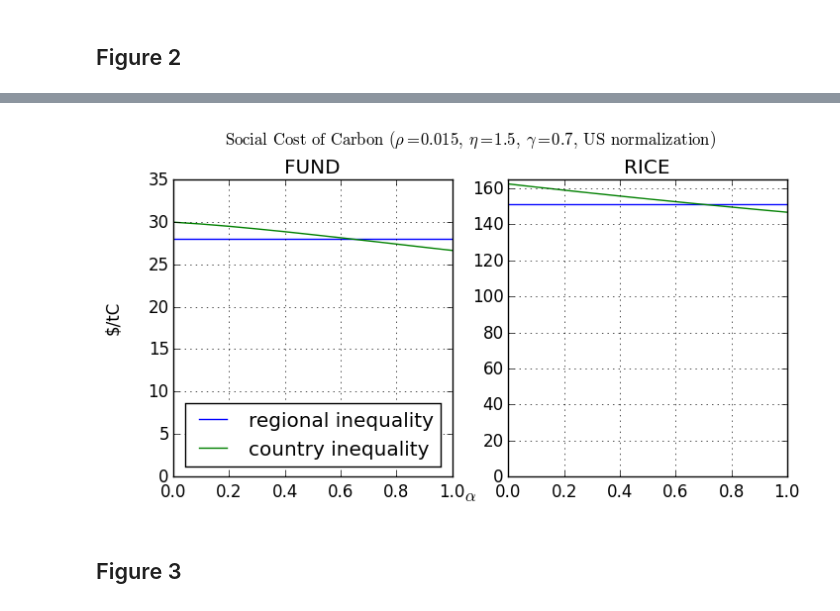
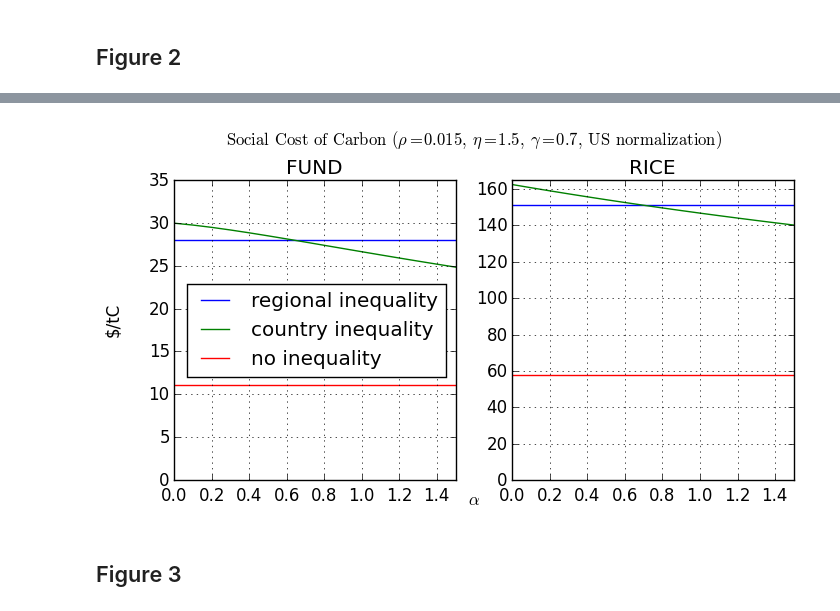
Before and after one commit to davidanthoff/paper-2019-sccinequality, a Jupyter notebook: Paper.ipynb, the cells around one changed output, grey strips where cells are left out. Cells and saved outputs as stored; diff of their text form; code cells hidden in the pictures.

```diff
--- a/Paper.ipynb
+++ b/Paper.ipynb
@@ -256,9 +255,11 @@ df_temp = @where(df, (:rho .== 0.015) & (:focusregion .== 1) & (:gamma .== 0.7)
 
 df_figure2_panelA_line1 = @where(df_temp, (:model .== "FUND") & (:sigmazero .== true) )
 df_figure2_panelA_line2 = @where(df_temp, (:model .== "FUND") & (:sigmazero .== false) )
+df_figure2_panelA_line3 = @where(df, (:rho .== 0.015) & (:focusregion .== 1) & (:gamma .== 0.) & (:eta .== 1.5) & (:model .== "FUND") & (:sigmazero .== false) )
 
 df_figure2_panelB_line1 = @where(df_temp, (:model .== "RICE") & (:sigmazero .== true) )
 df_figure2_panelB_line2 = @where(df_temp, (:model .== "RICE") & (:sigmazero .== false) )
+df_figure2_panelB_line3 = @where(df, (:rho .== 0.015) & (:focusregion .== 1) & (:gamma .== 0.) & (:eta .== 1.5) & (:model .== "RICE") & (:sigmazero .== false) )
 nothing
 # %%
 df_figure2_panelA_line1
@@ -278,29 +284,32 @@ df_figure2_panelA_line1
 # %%
+# alpha auf beide Axen und etwas runter
 f, axs = subplots(1,2, sharex= true, sharey=false, figsize=(8,4))
 
 axs[1][:plot](df_figure2_panelA_line1[:alpha], df_figure2_panelA_line1[:scc])
 axs[1][:plot](df_figure2_panelA_line2[:alpha], df_figure2_panelA_line2[:scc])
+axs[1][:plot](df_figure2_panelA_line3[:alpha], df_figure2_panelA_line3[:scc])
 axs[1][:set_title]("FUND")
-axs[1][:legend](["regional inequality", "country inequality"], "lower center")
-#axs[1][:set_xlim]([0., 1.5])
+axs[1][:legend](["regional inequality", "country inequality", "no inequality"], "middle center")
+axs[1][:set_xlim]([0., 1.5])
 axs[1][:set_ylim]([0., 35])
 axs[1][:grid]()
 
 axs[2][:plot](df_figure2_panelB_line1[:alpha], df_figure2_panelB_line1[:scc])
 axs[2][:plot](df_figure2_panelB_line2[:alpha], df_figure2_panelB_line2[:scc])
+axs[2][:plot](df_figure2_panelB_line3[:alpha], df_figure2_panelB_line3[:scc])
 axs[2][:set_title]("RICE")
 axs[2][:set_ylim]([0., 165])
 axs[2][:grid]()
 
 f[:text](0.04, 0.5, "\$/tC", va="center", rotation="vertical")
 f[:text](0.5, 0.04, L"$\alpha$", ha="center")
 f[:suptitle](L"\mathrm{Social\/Cost\/of\/Carbon\/(}\rho=0.015,\/\eta=1.5,\/\gamma=0.7,\/\mathrm{US\/normalization)}")
 
 f[:subplots_adjust](top=0.85)
 
 nothing
 # %% [output]
-[figure, old version]
+[figure, new version]
 # %% [markdown]
 ## Figure 3
 # %%
```
Also changed, not shown: parts of 8 cells of this notebook.
